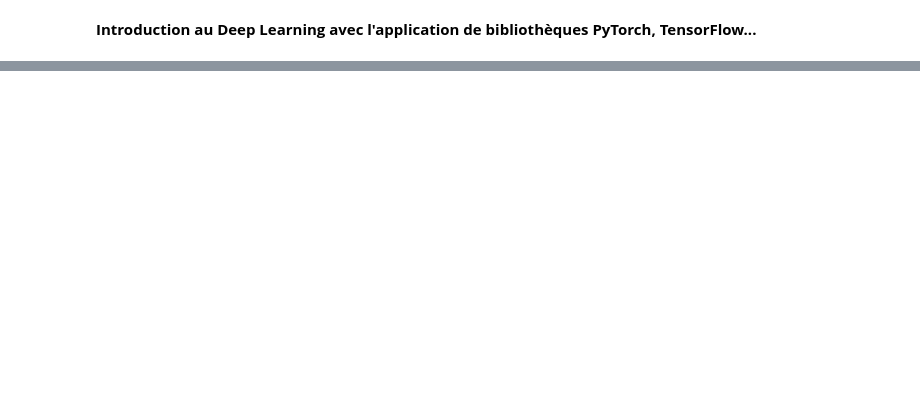
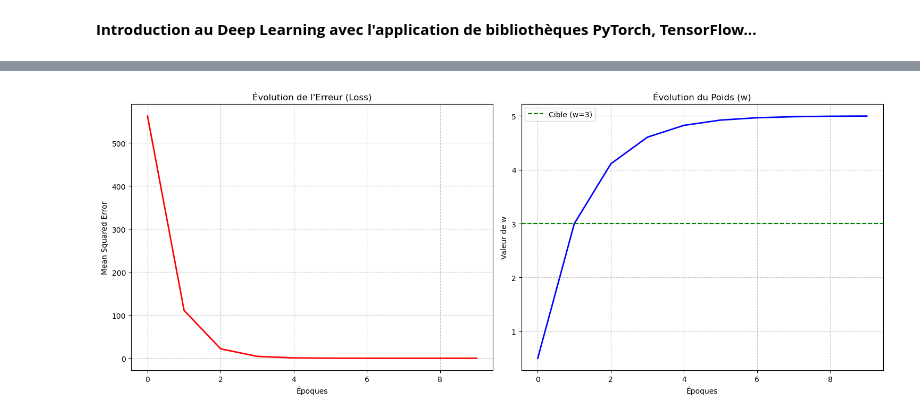
Before and after one commit to Smox656/DeepLearning_Introduction, a Jupyter notebook: DeepLearningIntro.ipynb, the cells around one changed output, grey strips where cells are left out. Saved outputs shown, nothing was run; the diff lists cells and outputs as text; code cells hidden in the pictures; blank space fills up the shorter version.

```diff
--- a/DeepLearningIntro.ipynb
+++ b/DeepLearningIntro.ipynb
@@ -25,0 +26,8 @@ Downloading triton-3.6.0-cp312-cp312-manylinux_2_27_x86_64.manylinux_2_28_x86_64
+# %%
+import torch
+x = torch.tensor([[2.0], [4.0], [5.5], [7.8]])
+y_real = torch.tensor([[10.0], [20.0], [27.5], [39.0]])
+# y = 5x
+
+print("Shape of X: {}".format(x.shape))
+print("Shape of Y: {}".format(y_real.shape))
@@ -25,0 +37,5 @@ Downloading triton-3.6.0-cp312-cp312-manylinux_2_27_x86_64.manylinux_2_28_x86_64
+# %%
+#Weight Definition
+w = torch.tensor([[0.5]], requires_grad = True)
+
+print("Initial Weight {}".format(w.item()))
@@ -25,0 +44,3 @@ Downloading triton-3.6.0-cp312-cp312-manylinux_2_27_x86_64.manylinux_2_28_x86_64
+# %%
+#GradientDescent Definition
+optimizer = torch.optim.SGD([w], lr=0.01)
@@ -25,0 +62,2 @@ Downloading triton-3.6.0-cp312-cp312-manylinux_2_27_x86_64.manylinux_2_28_x86_64
+# %%
+epochs = 10
@@ -25,0 +94,24 @@ Downloading triton-3.6.0-cp312-cp312-manylinux_2_27_x86_64.manylinux_2_28_x86_64
+# %%
+
+fig, (ax1, ax2) = plt.subplots(1, 2, figsize=(15, 6))
+
+
+ax1.plot(range(epochs), loss_history, color='red', lw=2)
+ax1.set_title('Évolution de l\'Erreur (Loss)')
+ax1.set_xlabel('Époques')
+ax1.set_ylabel('Mean Squared Error')
+ax1.grid(True, linestyle='--', alpha=0.7)
+
+
+ax2.plot(range(epochs), weights_history, color='blue', lw=2)
+ax2.axhline(y=3.0, color='green', linestyle='--', label='Cible (w=3)')
+ax2.set_title('Évolution du Poids (w)')
+ax2.set_xlabel('Époques')
+ax2.set_ylabel('Valeur de w')
+ax2.legend()
+ax2.grid(True, linestyle='--', alpha=0.7)
+
+plt.tight_layout()
+plt.show()
+# %% [output]
+[figure, added]
```
Also changed, not shown: parts of 5 cells of this notebook.
